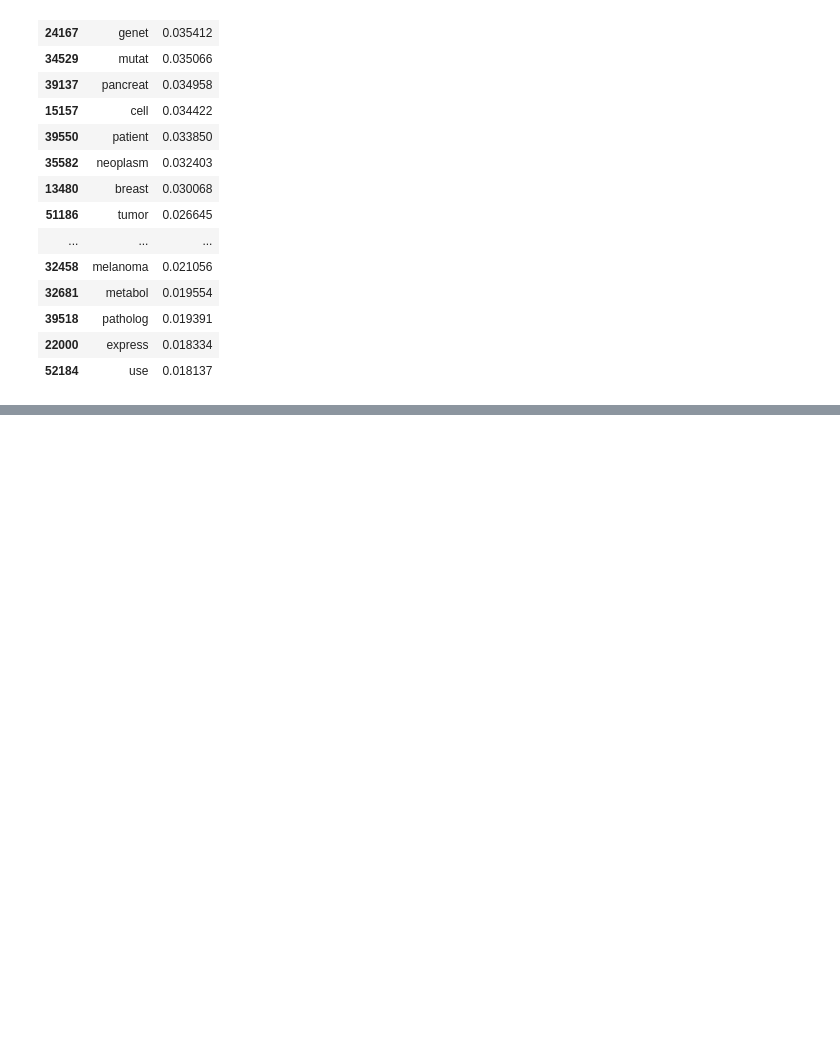
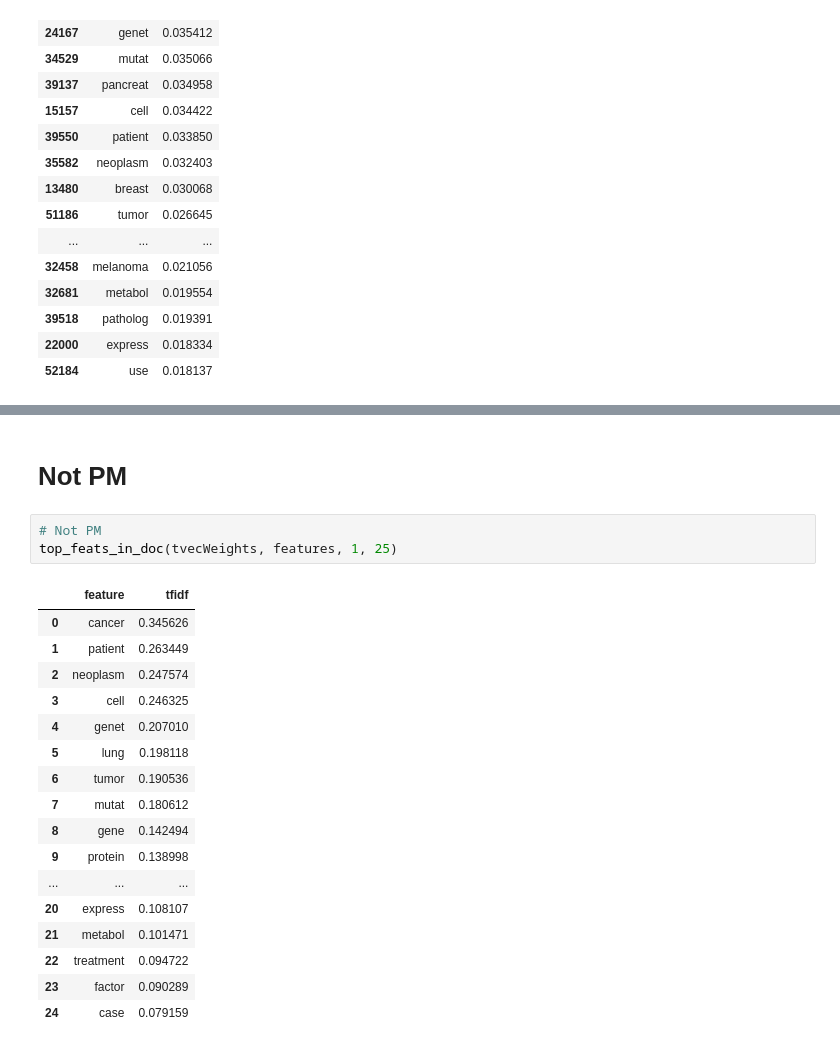
Before and after one commit to hyperlist/trec-pm, a Jupyter notebook: notebooks/tfidf.ipynb, the cells around one changed output, grey strips where cells are left out. Cells and saved outputs as stored; diff of their text form; blank space fills up the shorter version.

```diff
--- a/notebooks/tfidf.ipynb
+++ b/notebooks/tfidf.ipynb
@@ -208,0 +261,23 @@ weightsNotPM.sort_values(by='weight', ascending=False).head(20)
+# %% [markdown]
+# Not PM
+# %%
+# Not PM
+top_feats_in_doc(tvecWeights, features, 1, 25)
+# %% [output]
+|  | feature | tfidf |
+| 0 | cancer | 0.345626 |
+| 1 | patient | 0.263449 |
+| 2 | neoplasm | 0.247574 |
+| 3 | cell | 0.246325 |
+| 4 | genet | 0.207010 |
+| 5 | lung | 0.198118 |
+| 6 | tumor | 0.190536 |
+| 7 | mutat | 0.180612 |
+| 8 | gene | 0.142494 |
+| 9 | protein | 0.138998 |
+| ... | ... | ... |
+| 20 | express | 0.108107 |
+| 21 | metabol | 0.101471 |
+| 22 | treatment | 0.094722 |
+| 23 | factor | 0.090289 |
+| 24 | case | 0.079159 |
```
Also changed, not shown: parts of 6 cells of this notebook.
